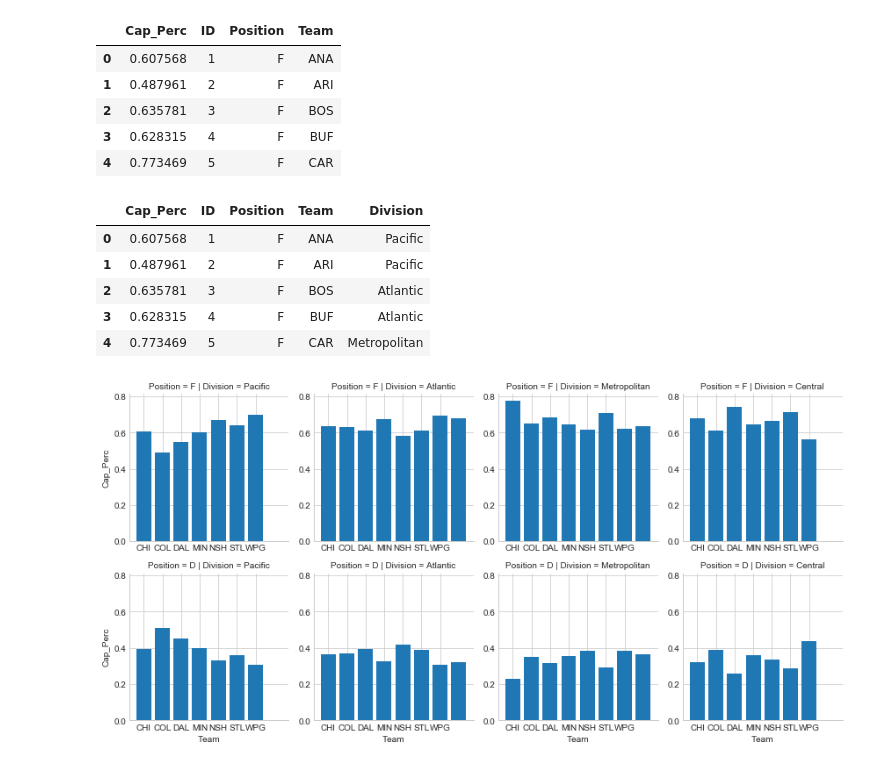
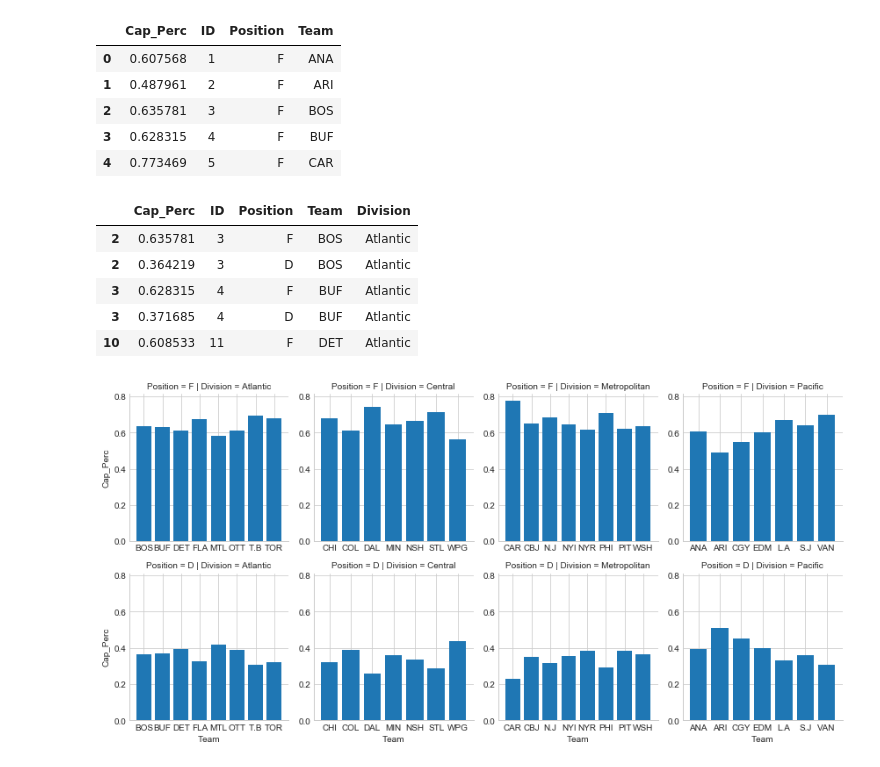
Before and after one commit to cjgargano/UCI-Project-01, a Jupyter notebook: NHL_Data_Analysis.ipynb, the cells around one changed output. Cells and saved outputs as stored; diff of their text form; code cells hidden in the pictures.

```diff
--- a/NHL_Data_Analysis.ipynb
+++ b/NHL_Data_Analysis.ipynb
@@ -594,21 +596,21 @@ position_caps["Division"] = [
 
 ]
 
-#position_caps = position_caps.sort_values(["Division", "Team"])
+position_caps = position_caps.sort_values(["Division", "Team"])
 position_caps.head()
 # %% [output]
 |  | Cap_Perc | ID | Position | Team | Division |
-| 0 | 0.607568 | 1 | F | ANA | Pacific |
-| 1 | 0.487961 | 2 | F | ARI | Pacific |
 | 2 | 0.635781 | 3 | F | BOS | Atlantic |
+| 2 | 0.364219 | 3 | D | BOS | Atlantic |
 | 3 | 0.628315 | 4 | F | BUF | Atlantic |
-| 4 | 0.773469 | 5 | F | CAR | Metropolitan |
+| 3 | 0.371685 | 4 | D | BUF | Atlantic |
+| 10 | 0.608533 | 11 | F | DET | Atlantic |
 # %%
-g = sns.FacetGrid(position_caps, col = "Division",  row="Position")
+g = sns.FacetGrid(position_caps, col = "Division", row="Position", sharex = False)
 g = g.map(plt.bar, "Team", "Cap_Perc")
 plt.show()
 # %% [output]
-[figure, old version]
+[figure, new version]
 # %%
 metro_caps = position_caps[position_caps.loc[:,"Division"] == "Metropolitan"]
 atlantic_caps = position_caps[position_caps.loc[:,"Division"] == "Atlantic"]
```
Also changed, not shown: parts of 7 cells of this notebook, 1 other file.
